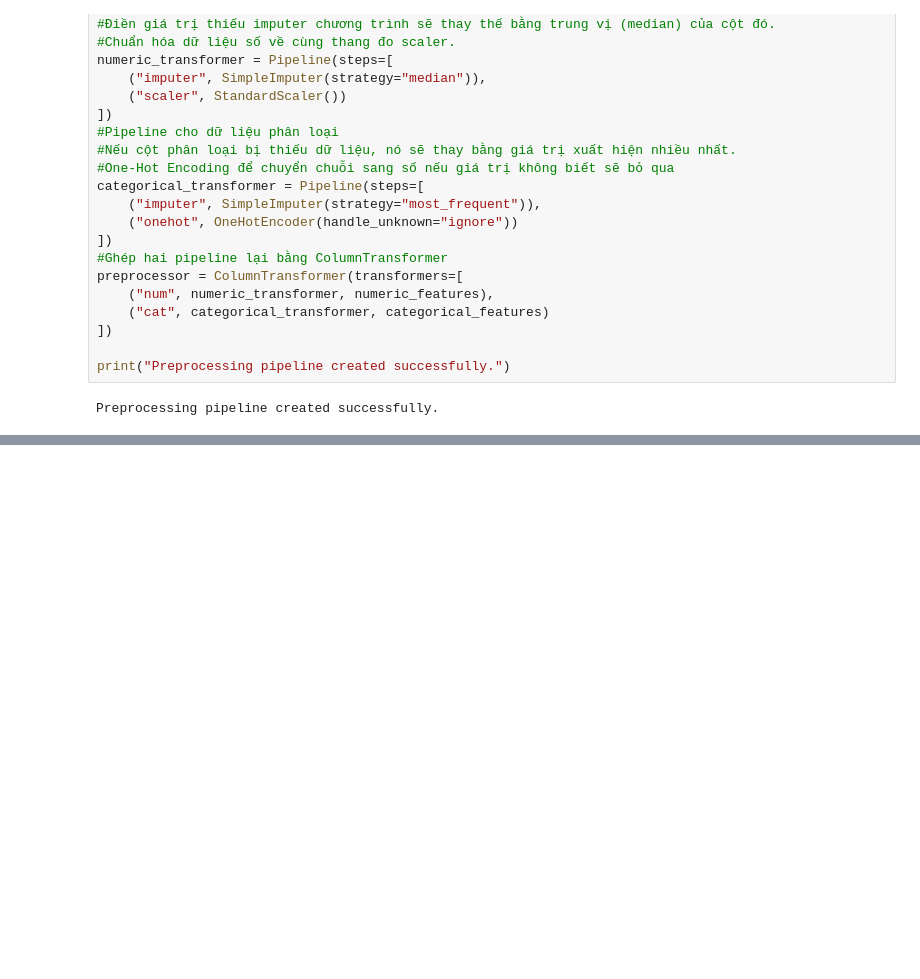
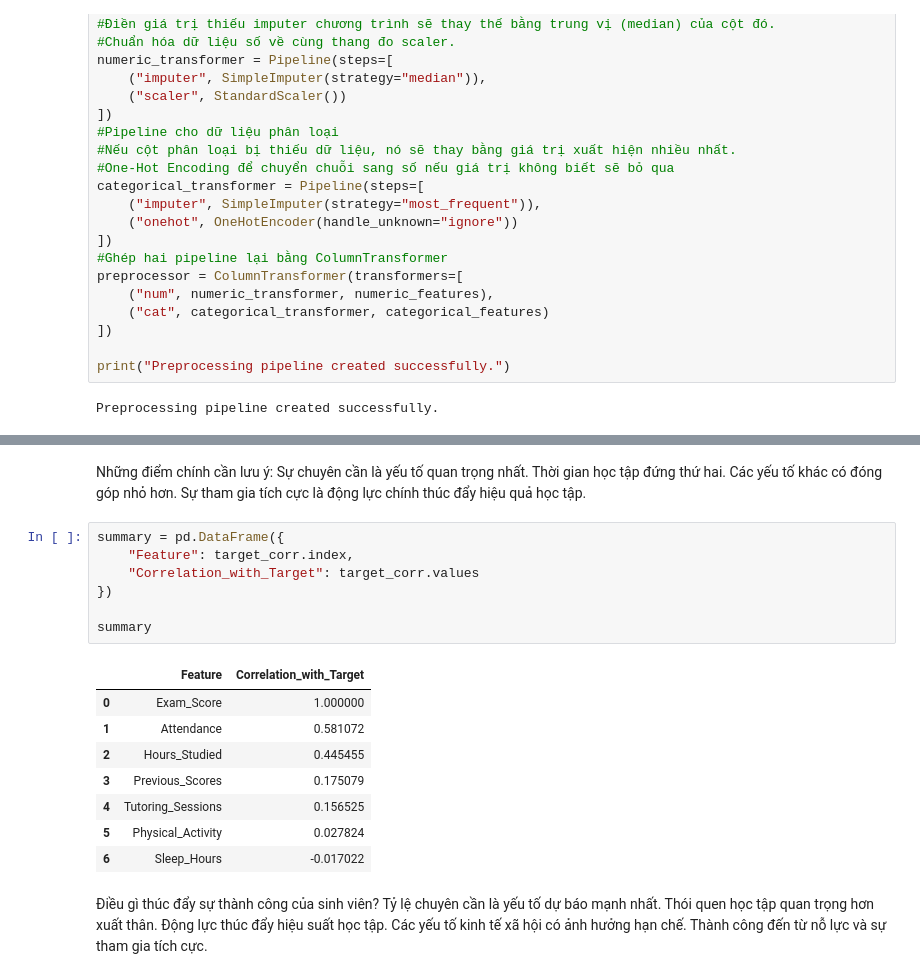
Before and after one commit to thuyntp26/LinearRegression, a Jupyter notebook: hoiquy_student.ipynb, the cells around one changed output, grey strips where cells are left out. Saved outputs shown, nothing was run; the diff lists cells and outputs as text; blank space fills up the shorter version.

```diff
--- a/hoiquy_student.ipynb
+++ b/hoiquy_student.ipynb
@@ -326,0 +524,20 @@ Preprocessing pipeline created successfully.
+# %% [markdown]
+Những điểm chính cần lưu ý: Sự chuyên cần là yếu tố quan trọng nhất. Thời gian học tập đứng thứ hai. Các yếu tố khác có đóng góp nhỏ hơn. Sự tham gia tích cực là động lực chính thúc đẩy hiệu quả học tập.
+# %%
+summary = pd.DataFrame({
+    "Feature": target_corr.index,
+    "Correlation_with_Target": target_corr.values
+})
+
+summary
+# %% [output]
+|  | Feature | Correlation_with_Target |
+| 0 | Exam_Score | 1.000000 |
+| 1 | Attendance | 0.581072 |
+| 2 | Hours_Studied | 0.445455 |
+| 3 | Previous_Scores | 0.175079 |
+| 4 | Tutoring_Sessions | 0.156525 |
+| 5 | Physical_Activity | 0.027824 |
+| 6 | Sleep_Hours | -0.017022 |
+# %% [markdown]
+Điều gì thúc đẩy sự thành công của sinh viên? Tỷ lệ chuyên cần là yếu tố dự báo mạnh nhất. Thói quen học tập quan trọng hơn xuất thân. Động lực thúc đẩy hiệu suất học tập. Các yếu tố kinh tế xã hội có ảnh hưởng hạn chế. Thành công đến từ nỗ lực và sự tham gia tích cực.
```
Also changed, not shown: parts of 7 cells of this notebook.
